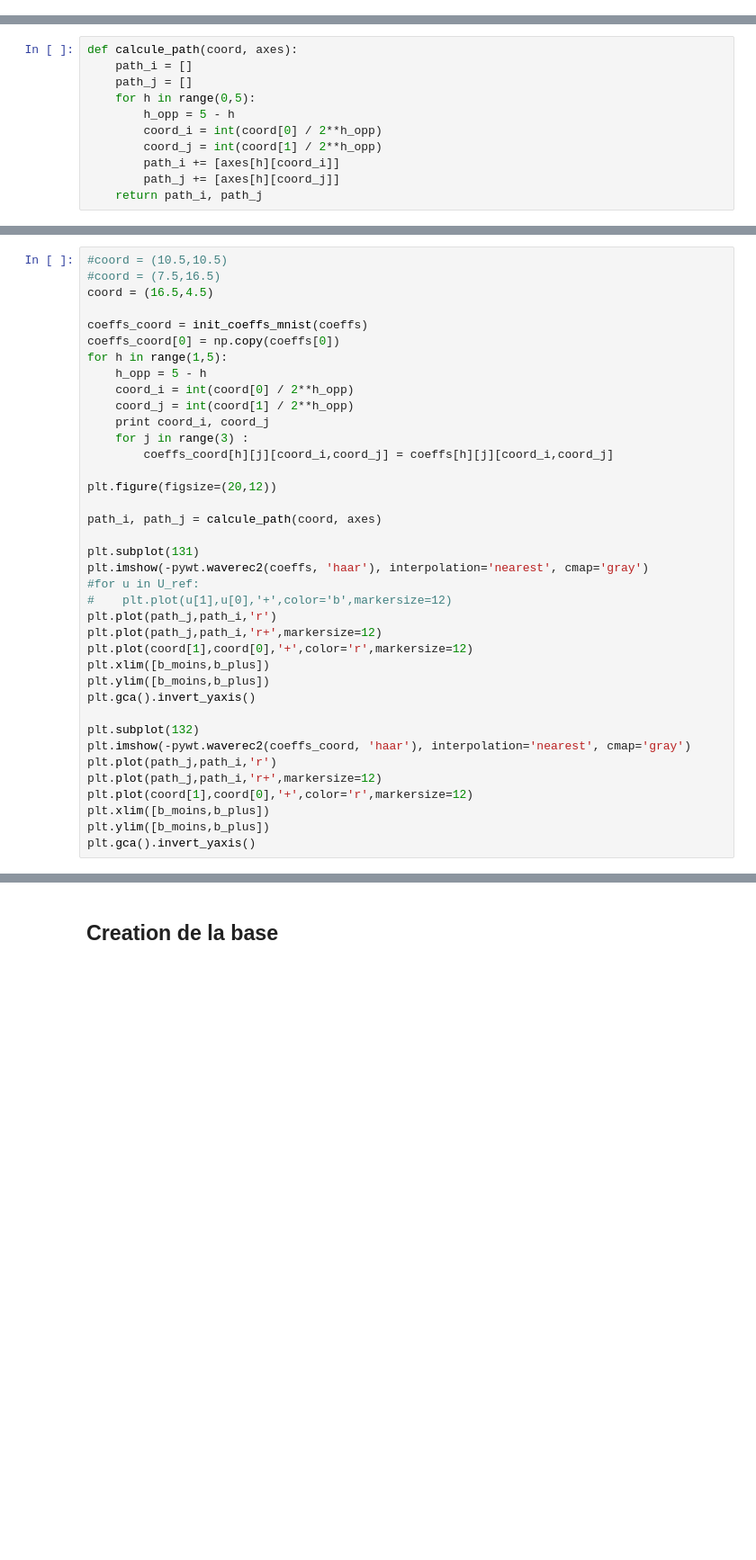
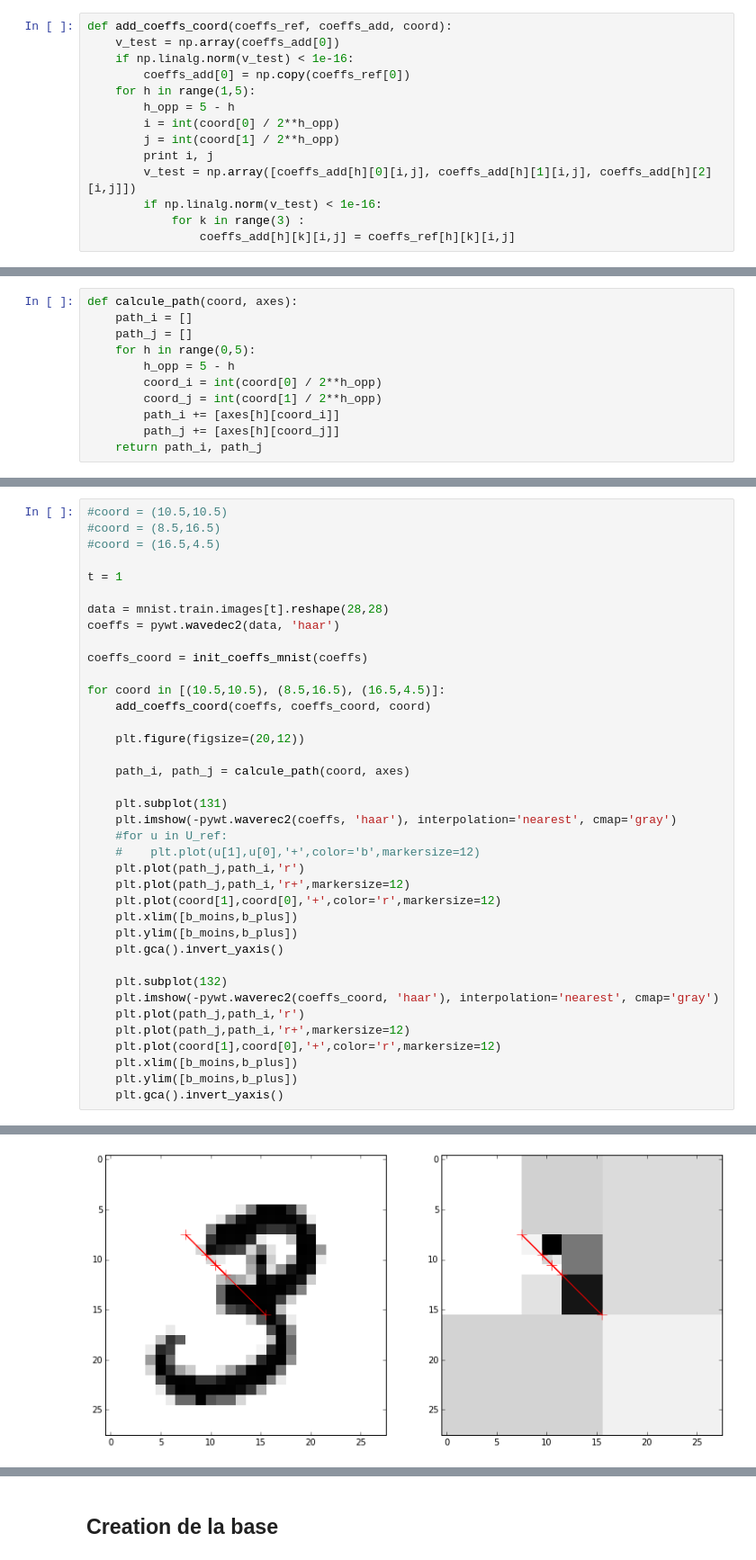
Before and after one commit to gdbmanu/ProjS8-git, a Jupyter notebook: mnist-pywt-tests.ipynb, the cells around one changed output, grey strips where cells are left out. Shown at 90% size. Drawn from its saved outputs; the diff is of its cells as text; blank space fills up the shorter version.

```diff
--- a/mnist-pywt-tests.ipynb
+++ b/mnist-pywt-tests.ipynb
@@ -34,3 +63,17 @@ def init_coeffs_mnist(coeffs):
     return coeffs_zero
+# %%
+def add_coeffs_coord(coeffs_ref, coeffs_add, coord):
+    v_test = np.array(coeffs_add[0])
+    if np.linalg.norm(v_test) < 1e-16:
+        coeffs_add[0] = np.copy(coeffs_ref[0])
+    for h in range(1,5):
+        h_opp = 5 - h
+        i = int(coord[0] / 2**h_opp)
+        j = int(coord[1] / 2**h_opp)
+        print i, j
+        v_test = np.array([coeffs_add[h][0][i,j], coeffs_add[h][1][i,j], coeffs_add[h][2][i,j]])
+        if np.linalg.norm(v_test) < 1e-16:
+            for k in range(3) :
+                coeffs_add[h][k][i,j] = coeffs_ref[h][k][i,j]
 # %%
 def copy_coeffs_mnist(coeffs):
@@ -101,38 +167,39 @@ for h in range(len(axes)):
 # %%
 #coord = (10.5,10.5)
-#coord = (7.5,16.5)
-coord = (16.5,4.5)
+#coord = (8.5,16.5)
+#coord = (16.5,4.5)
+
+t = 1
+
+data = mnist.train.images[t].reshape(28,28)
+coeffs = pywt.wavedec2(data, 'haar')
 
 coeffs_coord = init_coeffs_mnist(coeffs)
-coeffs_coord[0] = np.copy(coeffs[0])
-for h in range(1,5):
-    h_opp = 5 - h
-    coord_i = int(coord[0] / 2**h_opp)
-    coord_j = int(coord[1] / 2**h_opp)
-    print coord_i, coord_j
-    for j in range(3) :
-        coeffs_coord[h][j][coord_i,coord_j] = coeffs[h][j][coord_i,coord_j]
 
-plt.figure(figsize=(20,12))
+for coord in [(10.5,10.5), (8.5,16.5), (16.5,4.5)]:
+    add_coeffs_coord(coeffs, coeffs_coord, coord)
 
-path_i, path_j = calcule_path(coord, axes)
+    plt.figure(figsize=(20,12))
 
-plt.subplot(131)
-plt.imshow(-pywt.waverec2(coeffs, 'haar'), interpolation='nearest', cmap='gray')
-#for u in U_ref:
-#    plt.plot(u[1],u[0],'+',color='b',markersize=12)
-plt.plot(path_j,path_i,'r')
-plt.plot(path_j,path_i,'r+',markersize=12)
-plt.plot(coord[1],coord[0],'+',color='r',markersize=12)
-plt.xlim([b_moins,b_plus])
-plt.ylim([b_moins,b_plus])
-plt.gca().invert_yaxis()
+    path_i, path_j = calcule_path(coord, axes)
 
-plt.subplot(132)
-plt.imshow(-pywt.waverec2(coeffs_coord, 'haar'), interpolation='nearest', cmap='gray')
-plt.plot(path_j,path_i,'r')
-plt.plot(path_j,path_i,'r+',markersize=12)
-plt.plot(coord[1],coord[0],'+',color='r',markersize=12)
-plt.xlim([b_moins,b_plus])
-plt.ylim([b_moins,b_plus])
-plt.gca().invert_yaxis()
+    plt.subplot(131)
+    plt.imshow(-pywt.waverec2(coeffs, 'haar'), interpolation='nearest', cmap='gray')
+    #for u in U_ref:
+    #    plt.plot(u[1],u[0],'+',color='b',markersize=12)
+    plt.plot(path_j,path_i,'r')
+    plt.plot(path_j,path_i,'r+',markersize=12)
+    plt.plot(coord[1],coord[0],'+',color='r',markersize=12)
+    plt.xlim([b_moins,b_plus])
+    plt.ylim([b_moins,b_plus])
+    plt.gca().invert_yaxis()
+
+    plt.subplot(132)
+    plt.imshow(-pywt.waverec2(coeffs_coord, 'haar'), interpolation='nearest', cmap='gray')
+    plt.plot(path_j,path_i,'r')
+    plt.plot(path_j,path_i,'r+',markersize=12)
+    plt.plot(coord[1],coord[0],'+',color='r',markersize=12)
+    plt.xlim([b_moins,b_plus])
+    plt.ylim([b_moins,b_plus])
+    plt.gca().invert_yaxis()
+# %% [output]
@@ -138,0 +218 @@ plt.gca().invert_yaxis()
+[figure, added]
```
Also changed, not shown: parts of 26 cells of this notebook.
